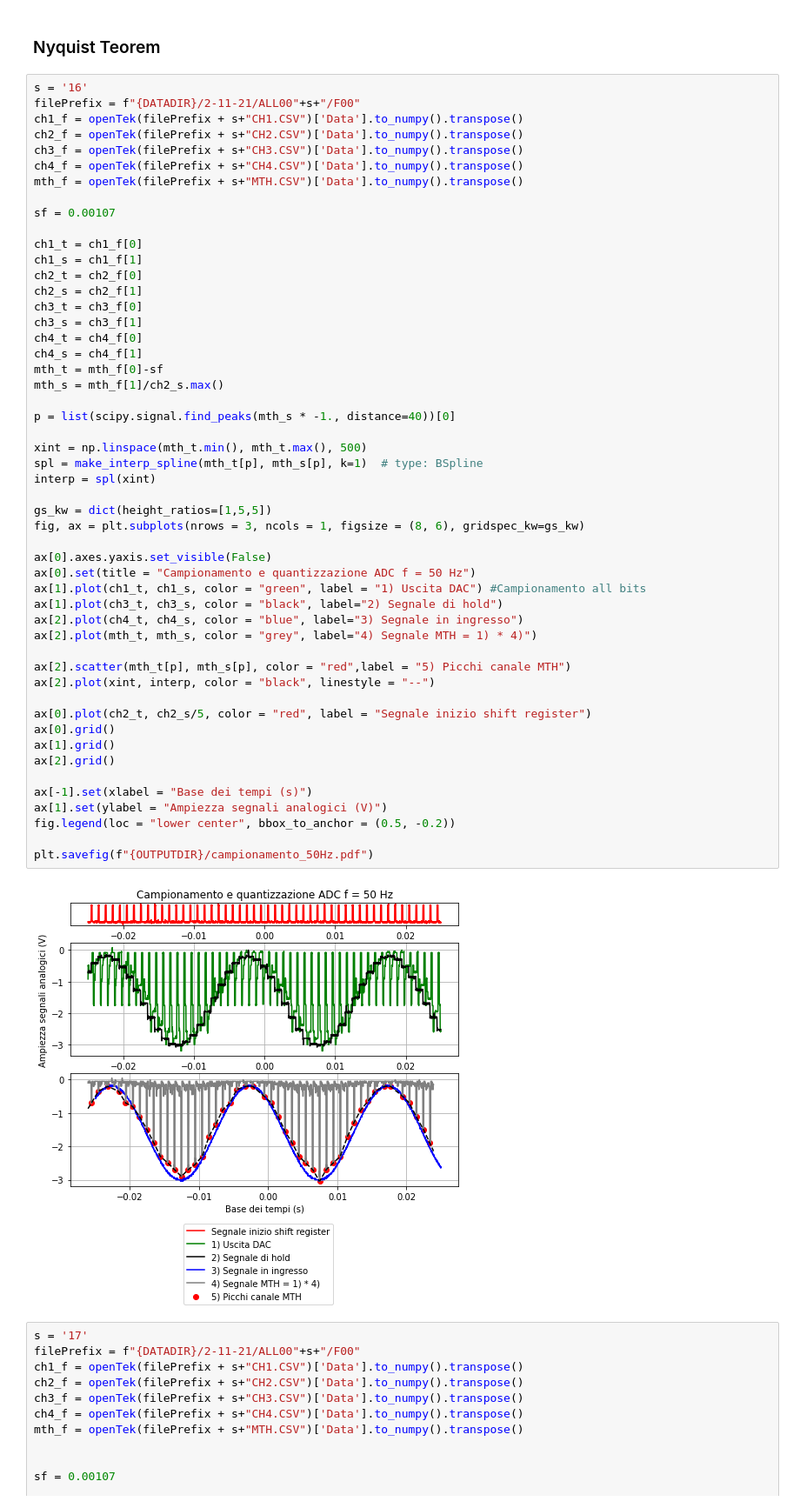
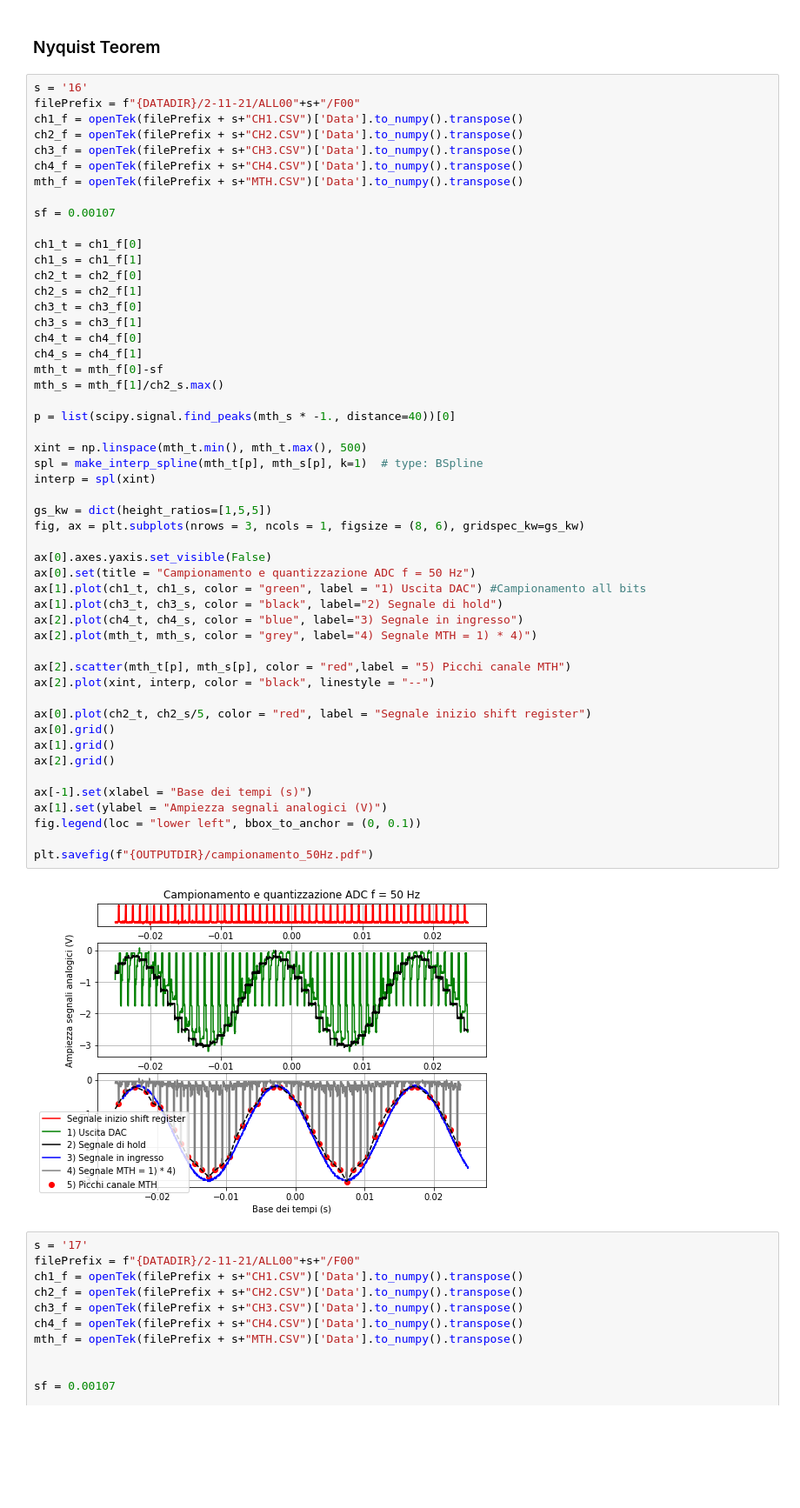
Before and after one commit to valeriopagliarino/Electronics-2021-UNITO-Public, a Jupyter notebook: analysis/3_Peak_dectection.ipynb, the cells around one changed output. Shown at 87% size. Drawn from its saved outputs; the diff is of its cells as text; blank space fills up the shorter version.

Commit message:
change plot graphics

```diff
--- a/analysis/3_Peak_dectection.ipynb
+++ b/analysis/3_Peak_dectection.ipynb
@@ -136,35 +136,35 @@ mth_s = mth_f[1]/ch2_s.max()
 
 p = list(scipy.signal.find_peaks(mth_s * -1., distance=40))[0]
 
 xint = np.linspace(mth_t.min(), mth_t.max(), 500)
 spl = make_interp_spline(mth_t[p], mth_s[p], k=1)  # type: BSpline
 interp = spl(xint)
 
 gs_kw = dict(height_ratios=[1,5,5])
 fig, ax = plt.subplots(nrows = 3, ncols = 1, figsize = (8, 6), gridspec_kw=gs_kw)
 
 ax[0].axes.yaxis.set_visible(False)
 ax[0].set(title = "Campionamento e quantizzazione ADC f = 50 Hz")
 ax[1].plot(ch1_t, ch1_s, color = "green", label = "1) Uscita DAC") #Campionamento all bits
 ax[1].plot(ch3_t, ch3_s, color = "black", label="2) Segnale di hold")
 ax[2].plot(ch4_t, ch4_s, color = "blue", label="3) Segnale in ingresso")
 ax[2].plot(mth_t, mth_s, color = "grey", label="4) Segnale MTH = 1) * 4)")
 
 ax[2].scatter(mth_t[p], mth_s[p], color = "red",label = "5) Picchi canale MTH")
 ax[2].plot(xint, interp, color = "black", linestyle = "--")
 
 ax[0].plot(ch2_t, ch2_s/5, color = "red", label = "Segnale inizio shift register")
 ax[0].grid()
 ax[1].grid()
 ax[2].grid()
 
 ax[-1].set(xlabel = "Base dei tempi (s)")
 ax[1].set(ylabel = "Ampiezza segnali analogici (V)")
-fig.legend(loc = "lower center", bbox_to_anchor = (0.5, -0.2))
+fig.legend(loc = "lower left", bbox_to_anchor = (0, 0.1))
 
 plt.savefig(f"{OUTPUTDIR}/campionamento_50Hz.pdf")
 # %% [output]
-[figure, old version]
+[figure, new version]
 # %%
 s = '17'
 filePrefix = f"{DATADIR}/2-11-21/ALL00"+s+"/F00"
```
Also changed, not shown: 7 other files.
